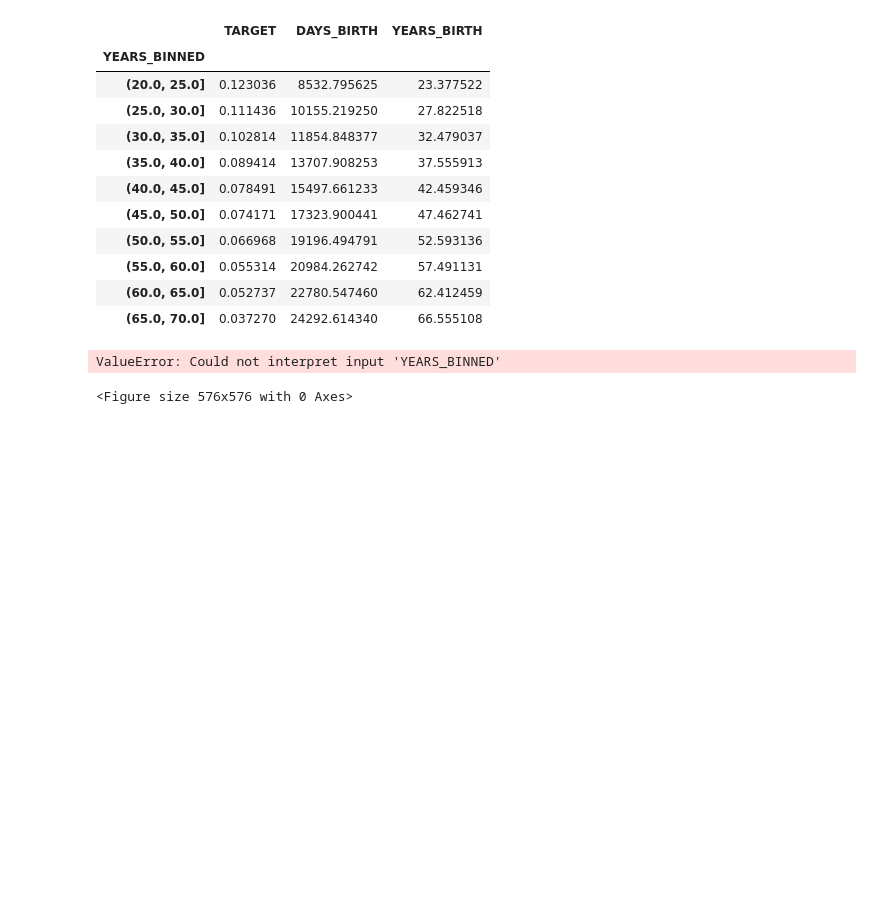
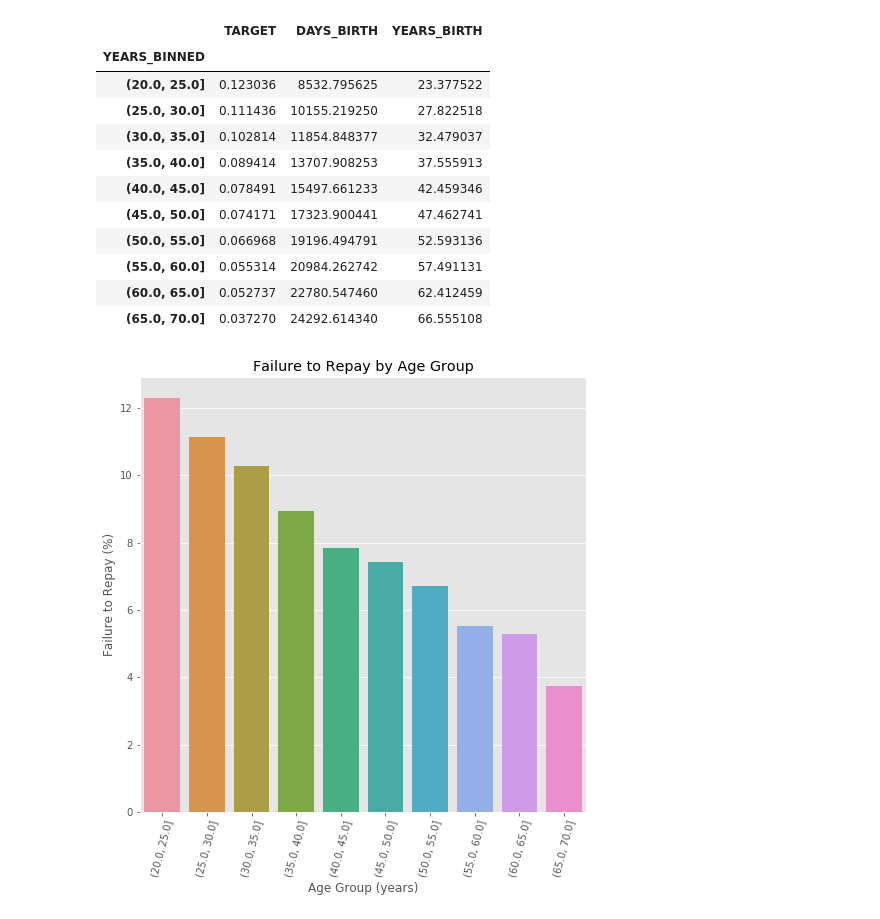
Before and after one commit to bettysmilehahaha/4th-ML100Days, a Jupyter notebook: homework/Day_016_HW.ipynb, the cells around one changed output. Saved outputs shown, nothing was run; the diff lists cells and outputs as text; code cells hidden in the pictures; blank space fills up the shorter version.

```diff
--- a/homework/Day_016_HW.ipynb
+++ b/homework/Day_016_HW.ipynb
@@ -115,17 +117,16 @@ age_groups
 # %%
 plt.figure(figsize = (8, 8))
 
 # 以年齡區間為 x, target 為 y 繪製 barplot
 """
 Your Code Here
 """
-px = 'YEARS_BINNED'
-py = 'TARGET'
+px = age_groups.index.astype(str)
+py = 100 * age_groups['TARGET']
 sns.barplot(px, py)
 
 # Plot labeling
 plt.xticks(rotation = 75); plt.xlabel('Age Group (years)'); plt.ylabel('Failure to Repay (%)')
 plt.title('Failure to Repay by Age Group');
 # %% [output]
-ValueError: Could not interpret input 'YEARS_BINNED'
-<Figure size 576x576 with 0 Axes>
+[figure, added]
```
Also changed, not shown: parts of 1 cell of this notebook.
